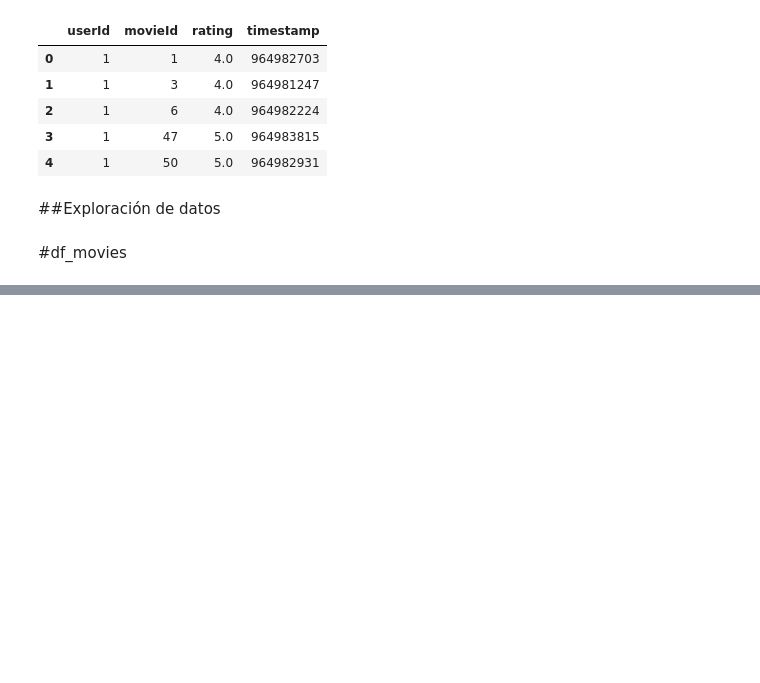
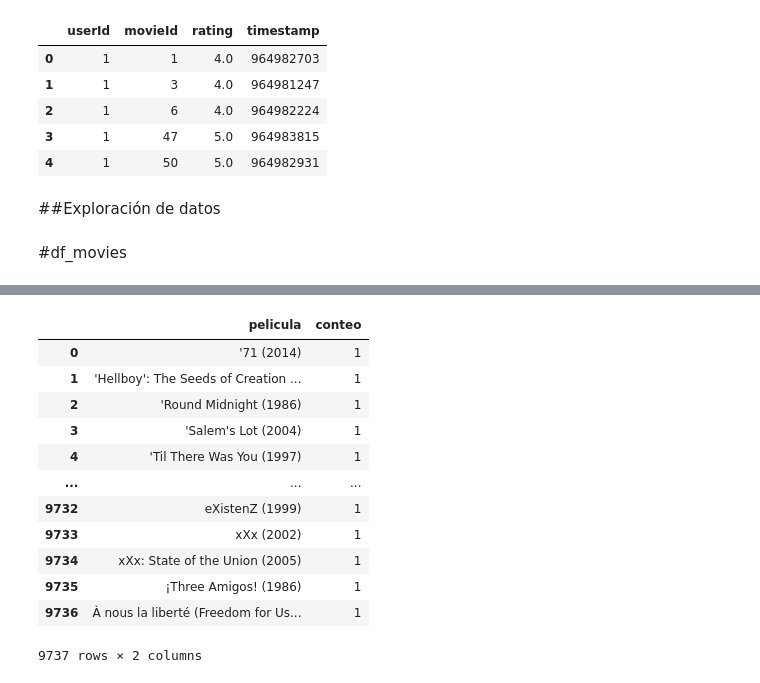
Before and after one commit to josedavidm12/sistemas_recomendacion, a Jupyter notebook: b_exploración_limpieza.ipynb, the cells around one changed output, grey strips where cells are left out. Drawn from its saved outputs; the diff is of its cells as text; code cells hidden in the pictures; blank space fills up the shorter version.

```diff
--- a/b_exploración_limpieza.ipynb
+++ b/b_exploración_limpieza.ipynb
@@ -77,0 +146,21 @@ df_ratings.head()
+# %%
+##Cuantas peliculas hay por cada año
+df_title=pd.read_sql("""SELECT title as pelicula,
+                COUNT(*) as conteo
+                FROM movies
+                GROUP BY title""",conn)
+df_title
+# %% [output]
+|  | pelicula | conteo |
+| 0 | '71 (2014) | 1 |
+| 1 | 'Hellboy': The Seeds of Creation ... | 1 |
+| 2 | 'Round Midnight (1986) | 1 |
+| 3 | 'Salem's Lot (2004) | 1 |
+| 4 | 'Til There Was You (1997) | 1 |
+| ... | ... | ... |
+| 9732 | eXistenZ (1999) | 1 |
+| 9733 | xXx (2002) | 1 |
+| 9734 | xXx: State of the Union (2005) | 1 |
+| 9735 | ¡Three Amigos! (1986) | 1 |
+| 9736 | À nous la liberté (Freedom for Us... | 1 |
+9737 rows × 2 columns
```
Also changed, not shown: parts of 12 cells of this notebook, 1 other file.
